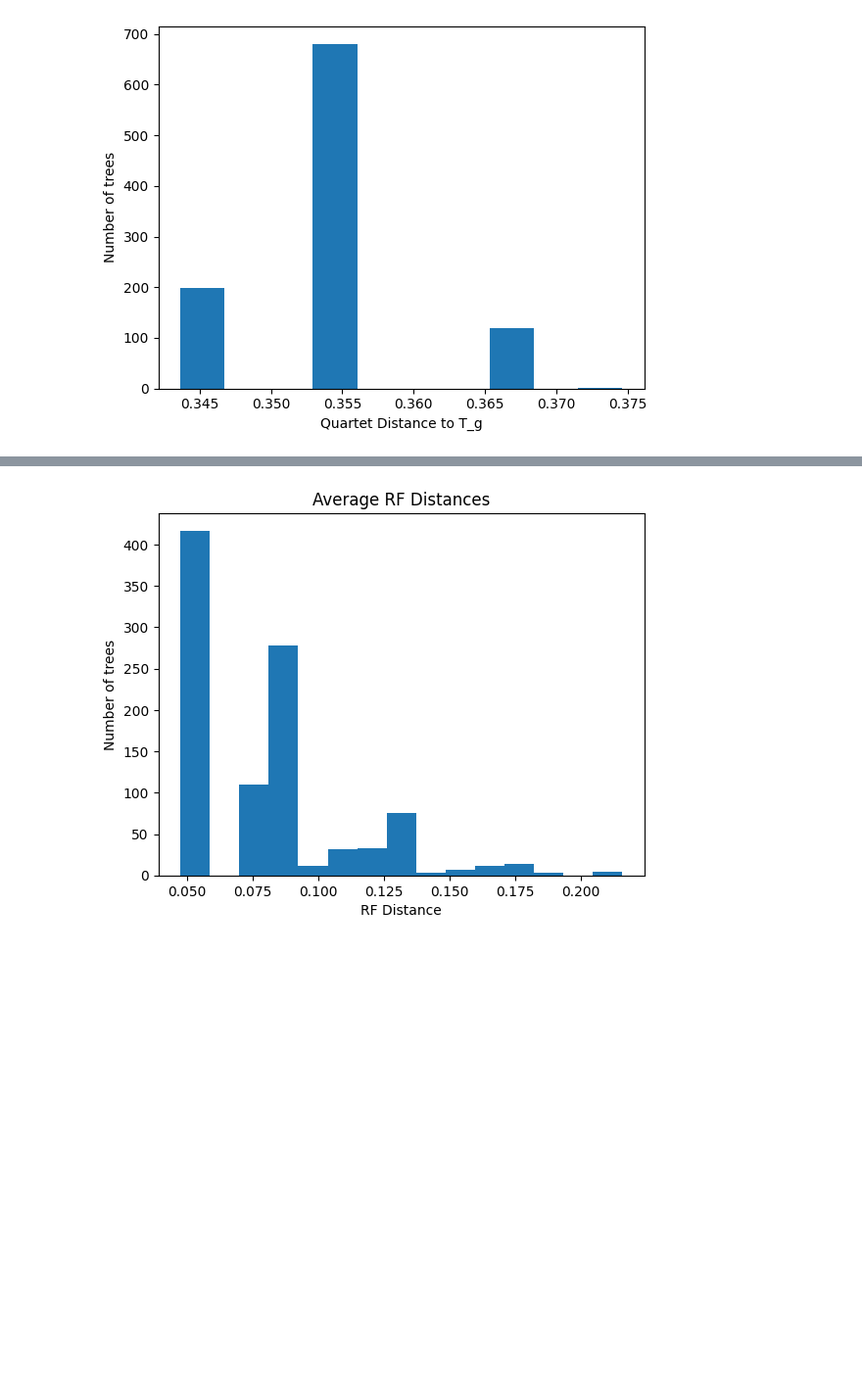
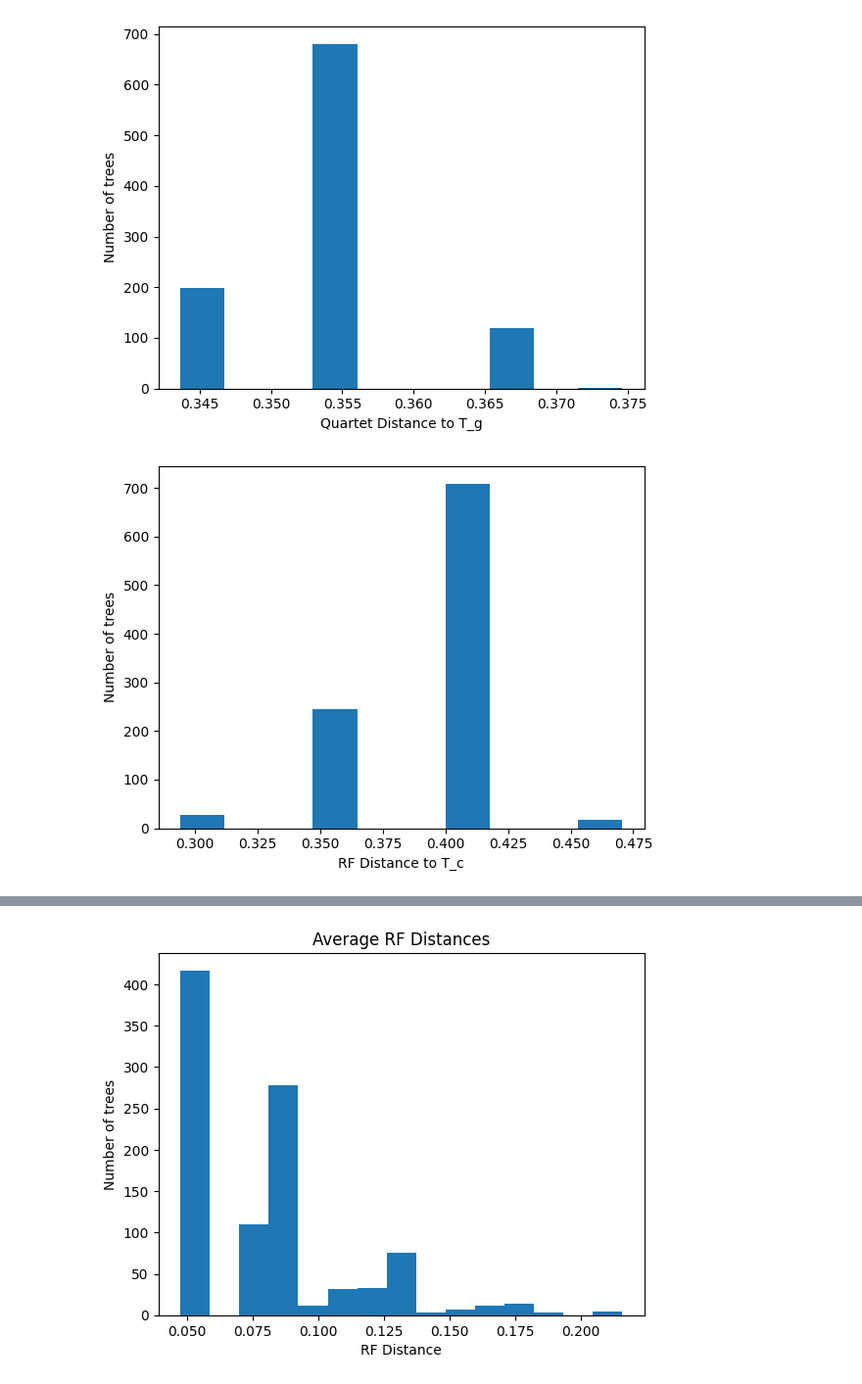
Before and after one commit to luisevonderwiese/mt_scripts, a Jupyter notebook: uncertainties/BestTreeDistances.ipynb, the cells around one changed output, grey strips where cells are left out. Shown at 98% size. Cells and saved outputs as stored; diff of their text form; code cells hidden in the pictures; blank space fills up the shorter version.

Commit message:
Add catg stuff

```diff
--- a/uncertainties/BestTreeDistances.ipynb
+++ b/uncertainties/BestTreeDistances.ipynb
@@ -6,7 +6,7 @@ import numpy as np
 
 #max_rf = 34
 
-name_dict = {"full" : "T_f", "glottolog" :  "T_g"}
+name_dict = {"full" : "T_f", "glottolog" :  "T_g", "catg" : "T_c"}
 
 def rf_distance(t1, t2):
     rf, max_rf, common_leaves, parts_t1, parts_t2,discard_t1, discart_t2 = t1.robinson_foulds(t2, unrooted_trees = True)
@@ -112,11 +112,14 @@ def calculate_quartet_dist_to_fixed(name):
         qdist = quartet_distance(tree_name, full_tree_name)
         d_file.write(str(qdist) + "\n")
 
-calculate_dist_to_fixed("full")
-calculate_dist_to_fixed("glottolog")
-calculate_quartet_dist_to_fixed("full")
-calculate_quartet_dist_to_fixed("glottolog")
+#calculate_dist_to_fixed("full")
+#calculate_dist_to_fixed("glottolog")
+#calculate_quartet_dist_to_fixed("full")
+#calculate_quartet_dist_to_fixed("glottolog")
 #calculate_quartet_dm()
+
+#calculate_dist_to_fixed("catg")
+#calculate_quartet_dist_to_fixed("catg")
 # %%
 def read_dm(metric):
     if metric == "RF":
@@ -142,25 +145,29 @@ def to_relative(dm):
 # %%
 def fixed_analysis(name, metric):
     if metric == "RF":
         f_name = "temp/" + name + "_dist.matrix"
     elif metric == "Quartet":
         f_name = "temp/" + name + "_quartet_dist.matrix"
     else:
         print(metric + " - this metric is not supported")
     d = [float(val) for val in open(f_name, "r").read().split("\n")[:-1]]
     if metric == "RF":
         d = [val/34 for val in d]
     plt.xlabel(metric+" Distance to " + name_dict[name])
     plt.ylabel("Number of trees")
     plt.hist(d)
     plt.show()
 
 fixed_analysis("full", "RF")
 fixed_analysis("full", "Quartet")
 fixed_analysis("glottolog", "RF")
 fixed_analysis("glottolog", "Quartet")
+
+fixed_analysis("catg", "RF")
+fixed_analysis("catg", "Quartet")
 # %% [output]
 [figure]
 [figure]
 [figure]
 [figure]
+[figure, added]
```
Also changed, not shown: parts of 2 cells of this notebook, 2 other files.
